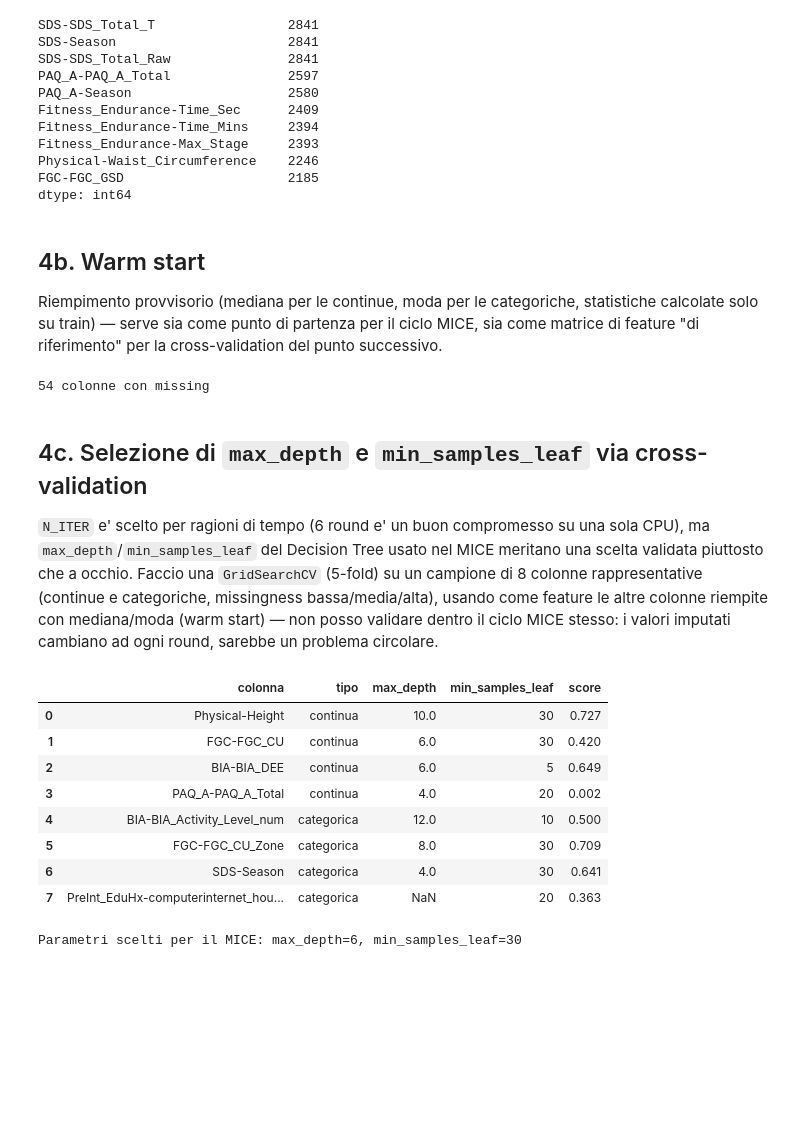
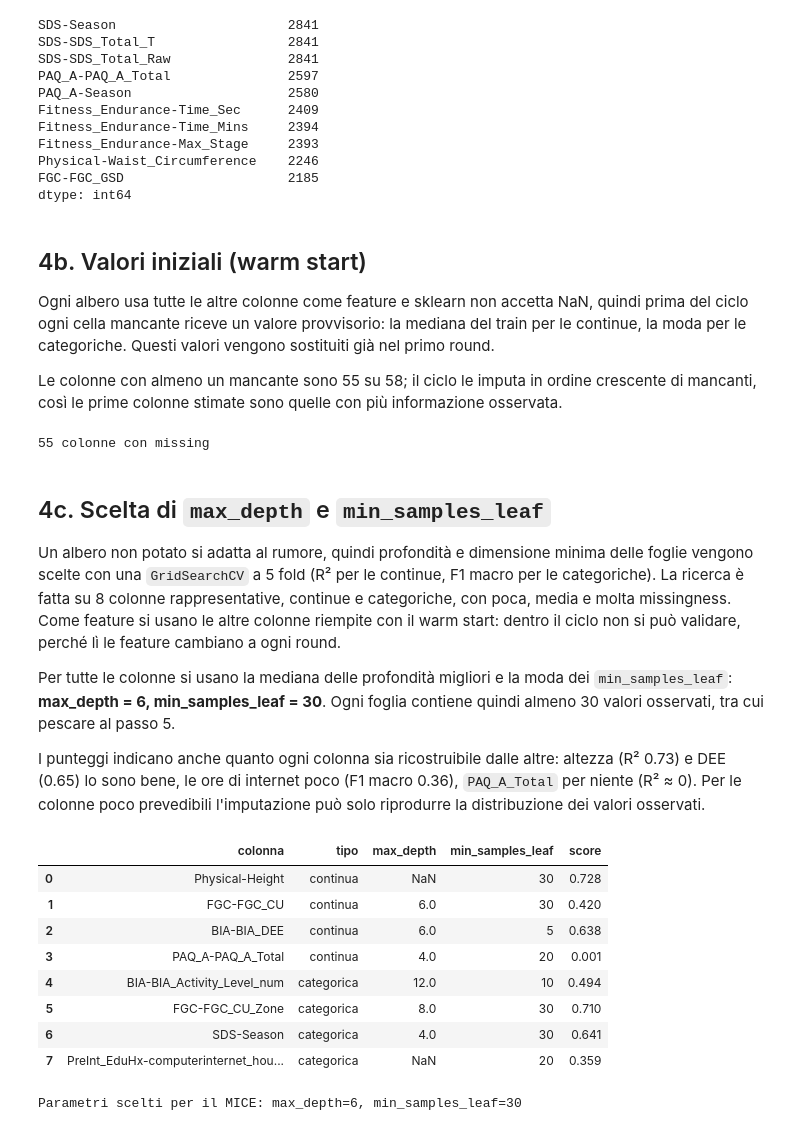
Before and after one commit to pietrogagliardi733/DATA-MINING-2-, a Jupyter notebook: DATA_UND_PREP/Data_Preparation.ipynb, the cells around one changed output. Drawn from its saved outputs; the diff is of its cells as text; code cells hidden in the pictures; blank space fills up the shorter version.

```diff
--- a/DATA_UND_PREP/Data_Preparation.ipynb
+++ b/DATA_UND_PREP/Data_Preparation.ipynb
@@ -33,9 +44,14 @@ N_ITER = 6           # round del ciclo MICE — un albero singolo e' velocissimo
 # %%
+# Prima veniva droppato e poi ricalcolato da peso/altezza su TUTTE le righe.
+# Nel dataset BMI, peso e altezza sono incoerenti in ~meta' delle righe e il BMI
+# originale e' quello confermato da BIA-BIA_BMI: il ricalcolo sovrascriveva ~4500
+# valori osservati e creava ~700 BMI < 12. Ora BMI si imputa come le altre colonne
+# (solo dove manca) e i valori osservati restano intatti.
 df = pd.read_csv("cmi_internet_da_classificare.csv")
 ids = df["id"]
 
 pciat_cols = df.columns[df.columns.str.contains("PCIAT")]
-df = df.drop(columns=["id", "Physical-BMI"] + list(pciat_cols))
+df = df.drop(columns=["id"] + list(pciat_cols))
 
 y = df["sii"]
 X = df.drop(columns=["sii"])
@@ -99,8 +119,8 @@ test_missing_mask = X_test_work.isna()
 
 train_missing_mask.sum().sort_values(ascending=False).head(10)
 # %% [output]
+SDS-Season                      2841
 SDS-SDS_Total_T                 2841
-SDS-Season                      2841
 SDS-SDS_Total_Raw               2841
 PAQ_A-PAQ_A_Total               2597
 PAQ_A-Season                    2580
@@ -111,9 +131,11 @@ Physical-Waist_Circumference    2246
 FGC-FGC_GSD                     2185
 dtype: int64
 # %% [markdown]
-## 4b. Warm start
+## 4b. Valori iniziali (warm start)
 
-Riempimento provvisorio (mediana per le continue, moda per le categoriche, statistiche calcolate solo su train) — serve sia come punto di partenza per il ciclo MICE, sia come matrice di feature "di riferimento" per la cross-validation del punto successivo.
+Ogni albero usa tutte le altre colonne come feature e sklearn non accetta NaN, quindi prima del ciclo ogni cella mancante riceve un valore provvisorio: la mediana del train per le continue, la moda per le categoriche. Questi valori vengono sostituiti già nel primo round.
+
+Le colonne con almeno un mancante sono 55 su 58; il ciclo le imputa in ordine crescente di mancanti, così le prime colonne stimate sono quelle con più informazione osservata.
 # %%
 init_values = {}
 for c in cont_cols:
@@ -128,58 +150,55 @@ cols_with_missing = [c for c in X.columns if train_missing_mask[c].sum() > 0]
 cols_with_missing = sorted(cols_with_missing, key=lambda c: train_missing_mask[c].sum())
 print(f"{len(cols_with_missing)} colonne con missing")
 # %% [output]
-54 colonne con missing
+55 colonne con missing
 # %% [markdown]
-## 4c. Selezione di `max_depth` e `min_samples_leaf` via cross-validation
+## 4c. Scelta di `max_depth` e `min_samples_leaf`
 
-`N_ITER` e' scelto per ragioni di tempo (6 round e' un buon compromesso su una sola CPU), ma `max_depth`/`min_samples_leaf` del Decision Tree usato nel MICE meritano una scelta validata piuttosto che a occhio. Faccio una `GridSearchCV` (5-fold) su un campione di 8 colonne rappresentative (continue e categoriche, missingness bassa/media/alta), usando come feature le altre colonne riempite con mediana/moda (warm start) — non posso validare dentro il ciclo MICE stesso: i valori imputati cambiano ad ogni round, sarebbe un problema circolare.
+Un albero non potato si adatta al rumore, quindi profondità e dimensione minima delle foglie vengono scelte con una `GridSearchCV` a 5 fold (R² per le continue, F1 macro per le categoriche). La ricerca è fatta su 8 colonne rappresentative, continue e categoriche, con poca, media e molta missingness. Come feature si usano le altre colonne riempite con il warm start: dentro il ciclo non si può validare, perché lì le feature cambiano a ogni round.
+
+Per tutte le colonne si usano la mediana delle profondità migliori e la moda dei `min_samples_leaf`: **max_depth = 6, min_samples_leaf = 30**. Ogni foglia contiene quindi almeno 30 valori osservati, tra cui pescare al passo 5.
+
+I punteggi indicano anche quanto ogni colonna sia ricostruibile dalle altre: altezza (R² 0.73) e DEE (0.65) lo sono bene, le ore di internet poco (F1 macro 0.36), `PAQ_A_Total` per niente (R² ≈ 0). Per le colonne poco prevedibili l'imputazione può solo riprodurre la distribuzione dei valori osservati.
 # %%
 sample_cont = ["Physical-Height", "FGC-FGC_CU", "BIA-BIA_DEE", "PAQ_A-PAQ_A_Total"]
 sample_cat = ["BIA-BIA_Activity_Level_num", "FGC-FGC_CU_Zone", "SDS-Season",
               "PreInt_EduHx-computerinternet_hoursday"]
 
 param_grid = {"max_depth": [4, 6, 8, 10, 12, None], "min_samples_leaf": [5, 10, 20, 30]}
 
 cv_results = []
 for col in sample_cont + sample_cat:
     feature_cols = [c for c in X.columns if c != col]
     obs_mask = ~train_missing_mask[col]
     Xc = X_train_cur.loc[obs_mask, feature_cols]
     yc = X_train_work.loc[obs_mask, col]
 
     if col in cont_cols:
         base, scoring = DecisionTreeRegressor(random_state=RANDOM_STATE), "r2"
     else:
         base, scoring = DecisionTreeClassifier(random_state=RANDOM_STATE), "f1_macro"
 
     gs = GridSearchCV(base, param_grid, cv=KFold(5, shuffle=True, random_state=RANDOM_STATE),
                        scoring=scoring, n_jobs=-1)
-    gs = GridSearchCV(
-        base,
-        param_grid,
-        cv=KFold(5, shuffle=True, random_state=RANDOM_STATE),
-        scoring=scoring,
-        n_jobs=1  # avoid _posixsubprocess import error
-    )
     gs.fit(Xc, yc)
     cv_results.append({
         "colonna": col, "tipo": "continua" if col in cont_cols else "categorica",
         "max_depth": gs.best_params_["max_depth"], "min_samples_leaf": gs.best_params_["min_samples_leaf"],
         "score": round(gs.best_score_, 3),
     })
 
 cv_results_df = pd.DataFrame(cv_results)
 cv_results_df
 # %% [output]
 |  | colonna | tipo | max_depth | min_samples_leaf | score |
-| 0 | Physical-Height | continua | 10.0 | 30 | 0.727 |
+| 0 | Physical-Height | continua | NaN | 30 | 0.728 |
 | 1 | FGC-FGC_CU | continua | 6.0 | 30 | 0.420 |
-| 2 | BIA-BIA_DEE | continua | 6.0 | 5 | 0.649 |
-| 3 | PAQ_A-PAQ_A_Total | continua | 4.0 | 20 | 0.002 |
-| 4 | BIA-BIA_Activity_Level_num | categorica | 12.0 | 10 | 0.500 |
-| 5 | FGC-FGC_CU_Zone | categorica | 8.0 | 30 | 0.709 |
+| 2 | BIA-BIA_DEE | continua | 6.0 | 5 | 0.638 |
+| 3 | PAQ_A-PAQ_A_Total | continua | 4.0 | 20 | 0.001 |
+| 4 | BIA-BIA_Activity_Level_num | categorica | 12.0 | 10 | 0.494 |
+| 5 | FGC-FGC_CU_Zone | categorica | 8.0 | 30 | 0.710 |
 | 6 | SDS-Season | categorica | 4.0 | 30 | 0.641 |
-| 7 | PreInt_EduHx-computerinternet_hou... | categorica | NaN | 20 | 0.363 |
+| 7 | PreInt_EduHx-computerinternet_hou... | categorica | NaN | 20 | 0.359 |
 # %%
 # scelta finale: mediana della profondita', moda del min_samples_leaf tra le colonne testate
 depths = [r["max_depth"] for r in cv_results if r["max_depth"] is not None]
```
Also changed, not shown: parts of 23 cells of this notebook, 1 other file.
